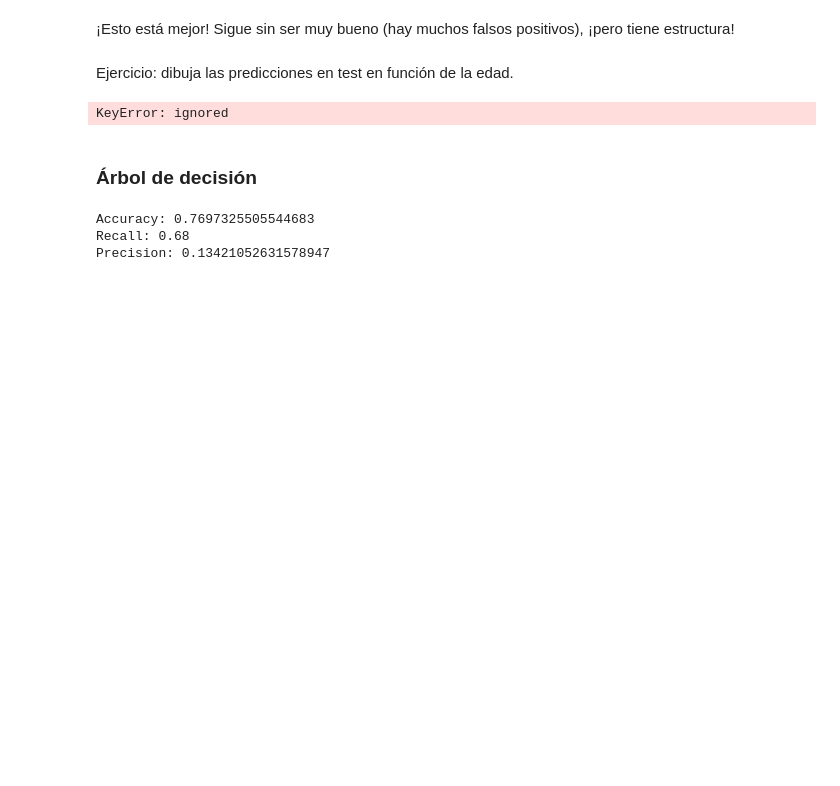
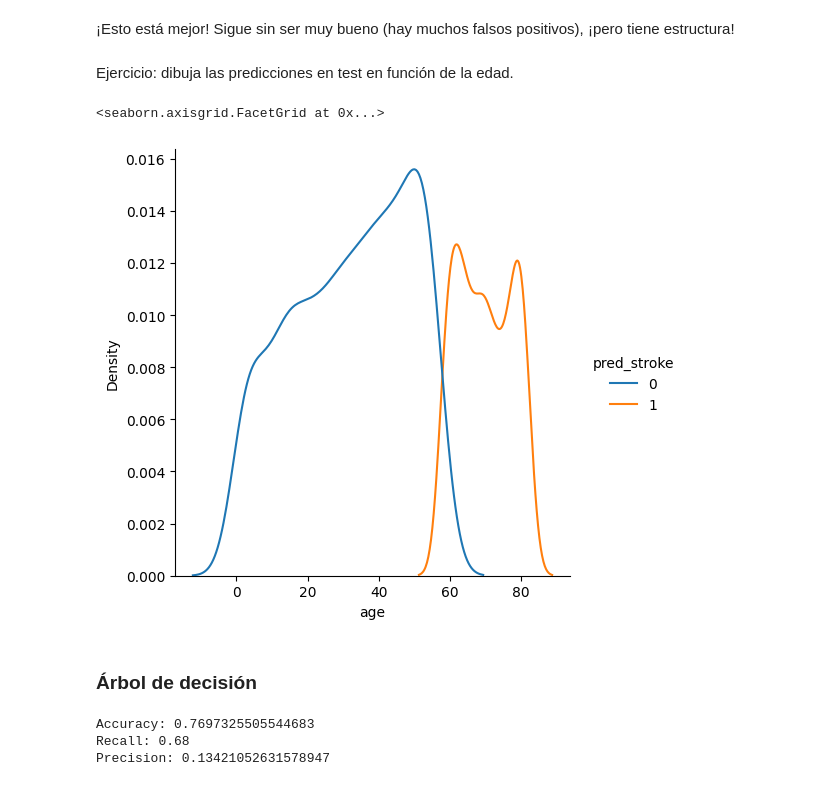
Before and after one commit to fruizpace/LarryGithub, a Jupyter notebook: 6_Algoritmos_ML_v2.ipynb, the cells around one changed output. Drawn from its saved outputs; the diff is of its cells as text; code cells hidden in the pictures; blank space fills up the shorter version.

```diff
--- a/6_Algoritmos_ML_v2.ipynb
+++ b/6_Algoritmos_ML_v2.ipynb
@@ -158,16 +158,17 @@ Ejercicio: dibuja las predicciones en test en función de la edad.
 # %%
 # TODO. Pista: ¡mira más arriba!
 df_ = df_test.copy() # hacenos copia de los datos
-df_["pred_stroke"]
+df_["pred_stroke"]=preds_lr_balanced
 
 sns.displot(
     df_,
     x="age",
     hue="pred_stroke",
     kind="kde",
 )
 # %% [output]
-KeyError: ignored
+<seaborn.axisgrid.FacetGrid at 0x...>
+[figure, added]
 # %% [markdown]
 ### Árbol de decisión
 # %%
```
